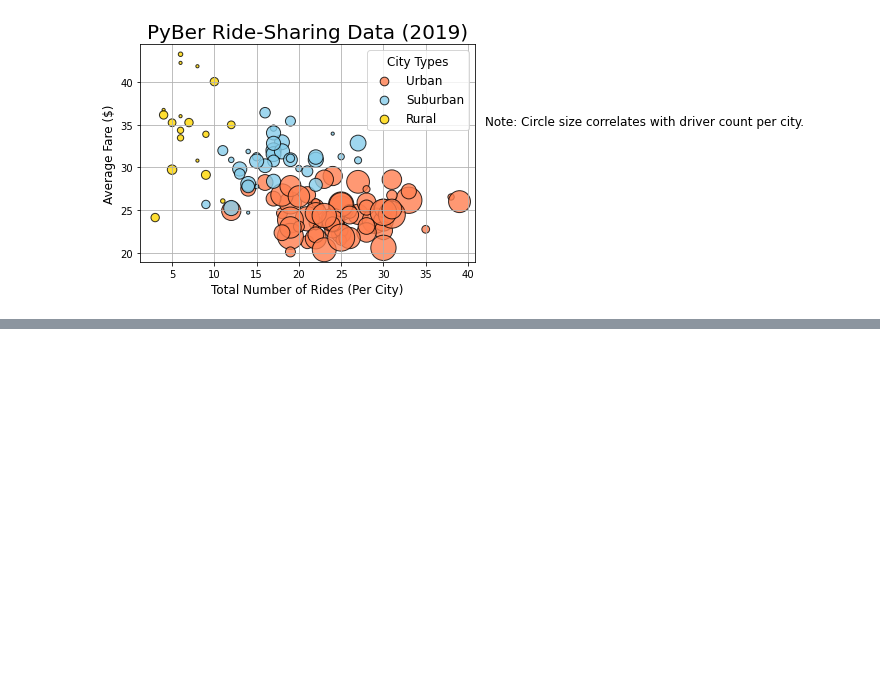
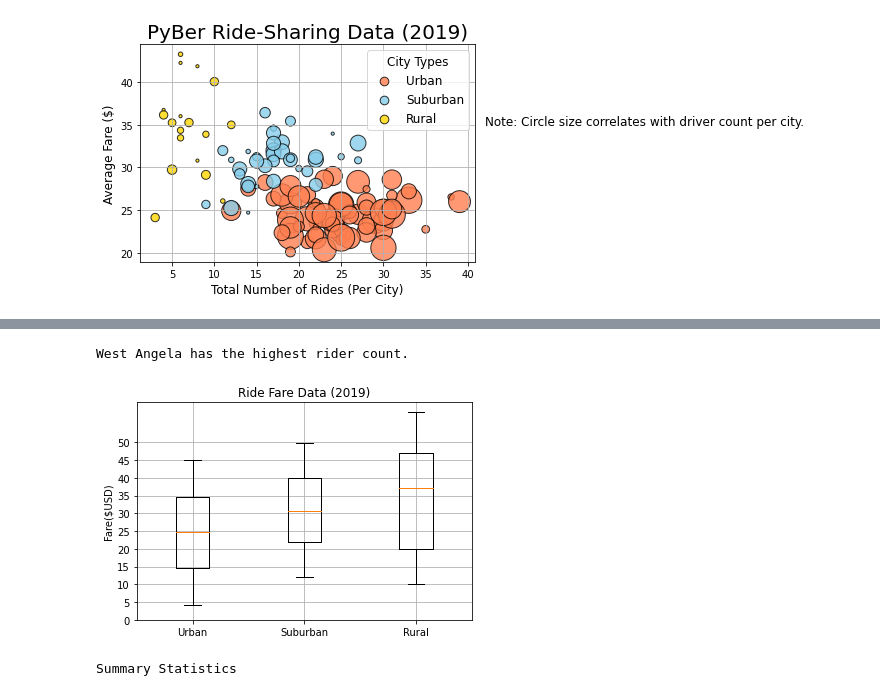
Before and after one commit to gans32/PyBer_Analysis, a Jupyter notebook: PyBer_Analysis.ipynb, the cells around one changed output, grey strips where cells are left out. Drawn from its saved outputs; the diff is of its cells as text; code cells hidden in the pictures; blank space fills up the shorter version.

```diff
--- a/PyBer_Analysis.ipynb
+++ b/PyBer_Analysis.ipynb
@@ -252,0 +376,4 @@ plt.show()
+# %%
+# Get the fares for the urban cities.
+urban_fares = urban_cities_df["fare"]
+urban_fares.head()
@@ -252,0 +401,13 @@ plt.show()
+# %%
+# Calculate the measures of central tendency for the average fare for the suburban cities.
+suburban_fares = suburban_cities_df["fare"]
+
+
+mean_suburban_fares = np.mean(suburban_fares)
+print(f"The mean fare price for suburban trips is ${mean_suburban_fares:.2f}.")
+
+median_suburban_fares = np.median(suburban_fares)
+print(f"The median fare price for suburban trips is ${median_suburban_fares:.2f}.")
+
+mode_suburban_fares = sts.mode(urban_fares)
+print(f"The mode fare price for suburban trips is {mode_suburban_fares}.")
@@ -252,0 +418,13 @@ plt.show()
+# %%
+# Calculate the measures of central tendency for the average fare for the rural cities.
+rural_fares = rural_cities_df["fare"]
+
+
+mean_rural_fares = np.mean(rural_fares)
+print(f"The mean fare price for rural trips is ${mean_rural_fares:.2f}.")
+
+median_rural_fares = np.median(rural_fares)
+print(f"The median fare price for rural trips is ${median_rural_fares:.2f}.")
+
+mode_rural_fares = sts.mode(rural_fares)
+print(f"The mode fare price for rural trips is {mode_rural_fares}.")
@@ -252,0 +502,22 @@ plt.show()
+# %%
+# Get the city that matches 39. - The only outlier in urban cities has a ride count of 39.
+#We can find the city in the same row as the ride count 39.
+urban_city_outlier = urban_ride_count[urban_ride_count==39].index[0]
+print(f"{urban_city_outlier} has the highest rider count.")
+# %% [output]
+West Angela has the highest rider count.
+# %%
+x_labels = ["Urban", "Suburban", "Rural"]
+fig, ax = plt.subplots()
+fare_data = [urban_fares, suburban_fares, rural_fares]
+ax.boxplot(fare_data, labels=x_labels)
+# Add the title, y-axis label and grid.
+ax.set_title('Ride Fare Data (2019)')
+ax.set_ylabel('Fare($USD)')
+ax.set_yticks(np.arange(0, 51, step=5.0))
+ax.grid()
+plt.show()
+print("Summary Statistics")
+# %% [output]
+[figure, added]
+Summary Statistics
```
Also changed, not shown: parts of 22 cells of this notebook, 1 other file.
